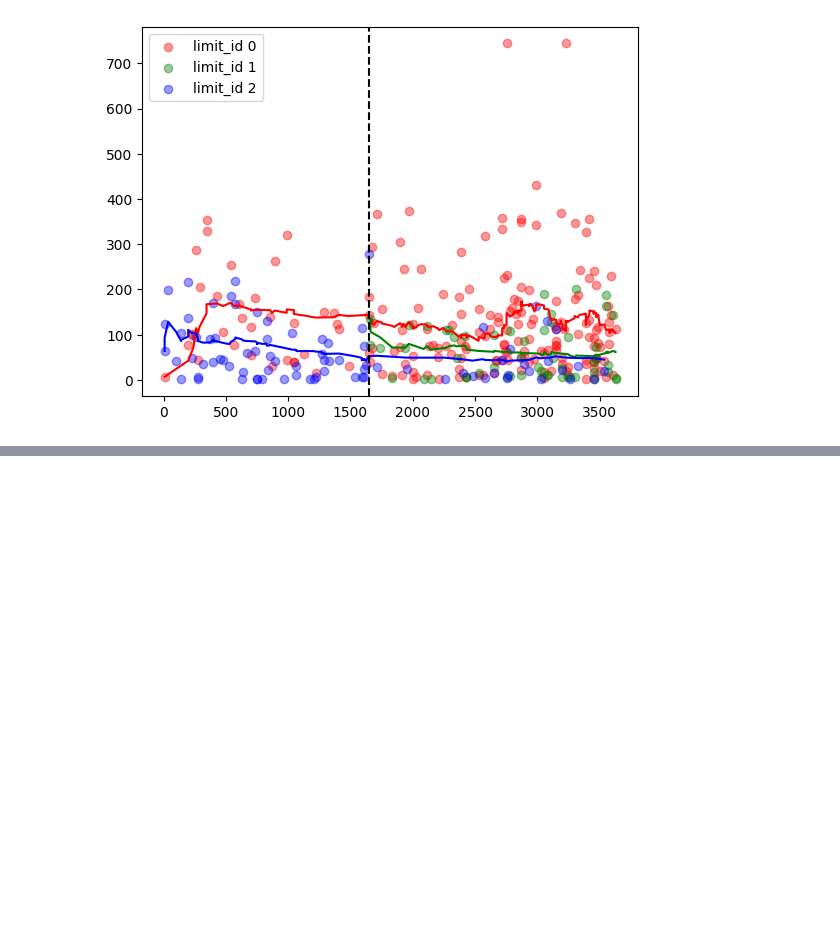
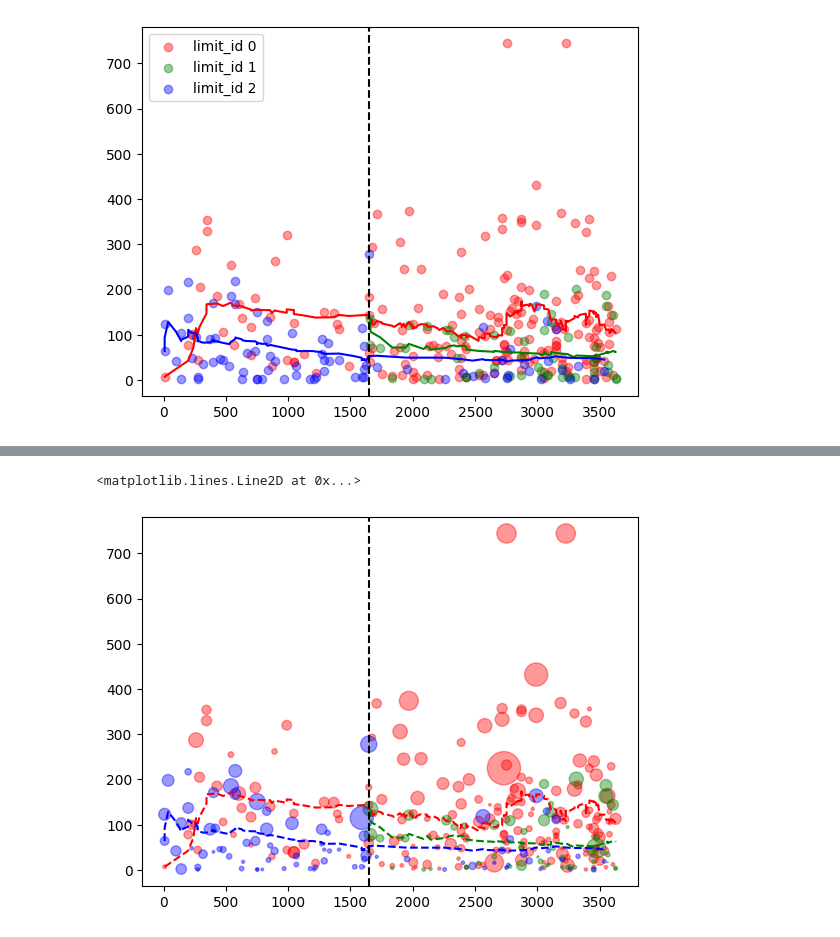
Before and after one commit to BasisResearch/cities, a Jupyter notebook: docs/experimental_notebooks/zoning/zoning_model.ipynb, the cells around one changed output, grey strips where cells are left out. Cells and saved outputs as stored; diff of their text form; code cells hidden in the pictures; blank space fills up the shorter version.

```diff
--- a/docs/experimental_notebooks/zoning/zoning_model.ipynb
+++ b/docs/experimental_notebooks/zoning/zoning_model.ipynb
@@ -313,0 +442,10 @@ neighborhood_id torch.Size([68])
+# %%
+for limit_id, color in enumerate(['red', 'green', 'blue']):
+    plt.scatter(x=zoning[zoning['limit_id'] == limit_id]['day'], y=zoning[zoning['limit_id'] == limit_id]['housing_units'],
+                alpha=0.4, c=color, label=f'limit_id {limit_id}',
+                s=zoning[zoning['limit_id'] == limit_id]['parcel_area'] * 1e-3)
+    plt.plot(zoning[zoning['limit_id'] == limit_id]['day'], rolling_avgs[limit_id], c=color, linestyle='--')
+plt.axvline(reform_day, color='black', linestyle='--')
+# %% [output]
+<matplotlib.lines.Line2D at 0x...>
+[figure, added]
```
Also changed, not shown: parts of 7 cells of this notebook.
